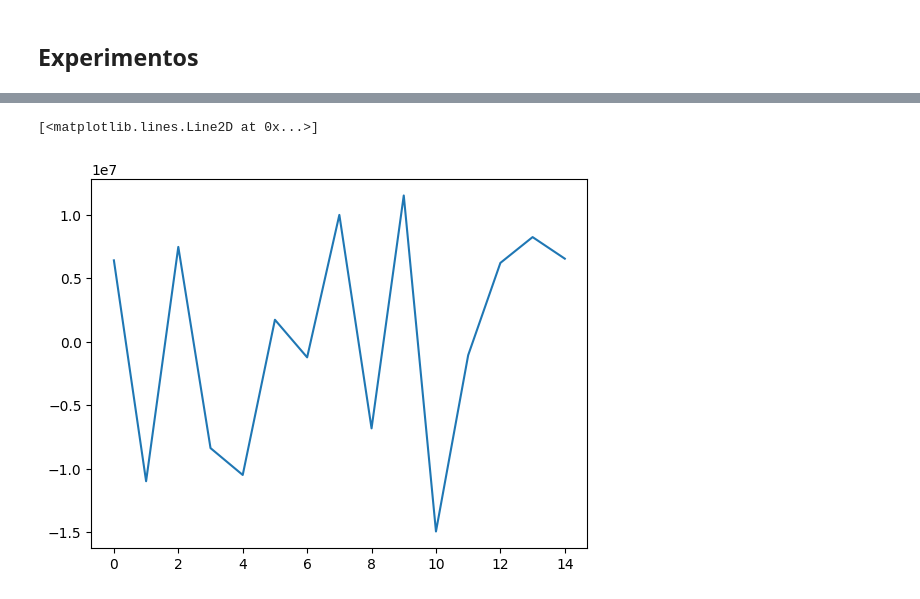
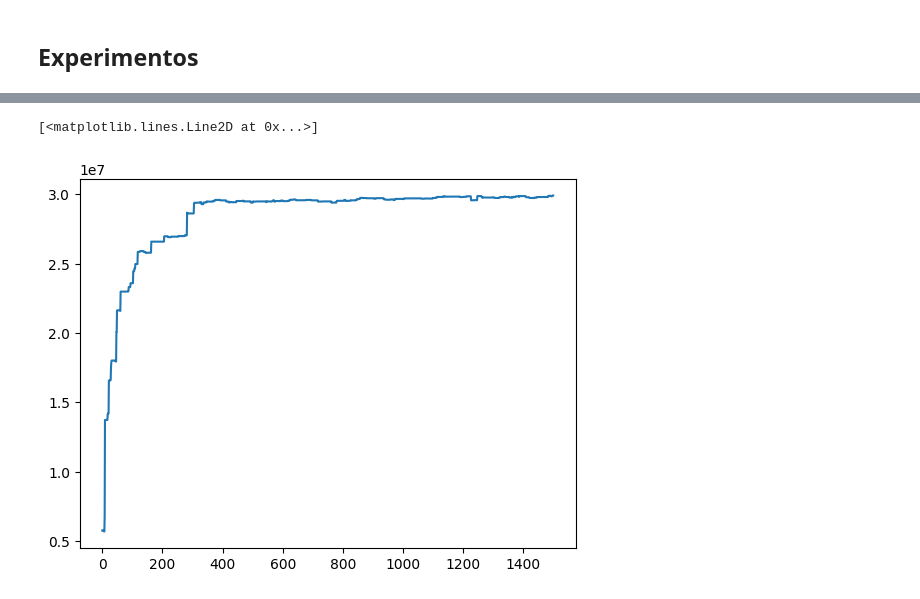
Before and after one commit to gabrielramos731/planejamento-florestal, a Jupyter notebook: T2-BH/T2/Algoritmo_Genetico/experimentos_ag.ipynb, the cells around one changed output, grey strips where cells are left out. Cells and saved outputs as stored; diff of their text form; code cells hidden in the pictures.

```diff
--- a/T2-BH/T2/Algoritmo_Genetico/experimentos_ag.ipynb
+++ b/T2-BH/T2/Algoritmo_Genetico/experimentos_ag.ipynb
@@ -437,0 +380,30 @@ esta perdendo a melhor solução
+# %%
+# import importlib
+from simmulated_annealing import simulated_annealing
+# importlib.reload(simulated_annealing)
+
+num_calculos_obj = [3000]
+numero_rando_exp = range(1)
+v1_num_calc_vpl = {num: {'mm': [0], 'pm': []} for num in num_calculos_obj}
+max_iter = 50
+
+vpl = []
+
+for iter_experimento in numero_rando_exp:
+    print(f'\nExperimento {iter_experimento+1} iniciado')
+    for sol_hamming in selecao_hamming:
+        for max_calculos_obj in v1_num_calc_vpl.items():
+            print(f'\nNúmero de cálculos: {max_calculos_obj[0]}')
+
+            calculos_dict = max_calculos_obj[1]
+            vpl_sa, sol_sa, vpl_teste = simulated_annealing(df_2, sol_hamming.sol,
+                                    temp_inicial=100000,
+                                    final_temp=1,
+                                    cooling_rate=0.990,
+                                    vizinhanca='aleatoria',
+                                    max_calculos_obj=max_calculos_obj[0],
+                                    max_iter=max_iter,
+                                    seed=iter_experimento)
+            print('Primeiro melhor\nVPL: ', vpl_sa)
+            calculos_dict['pm'].append(vpl_sa)
+        break
@@ -438,5 +419,5 @@ esta perdendo a melhor solução
 # %%
-plt.plot(res_calc_obj[5000])
+plt.plot(vpl_teste)
 # %% [output]
 [<matplotlib.lines.Line2D at 0x...>]
-[figure, old version]
+[figure, new version]
```
Also changed, not shown: parts of 14 cells of this notebook, 28 other files.
